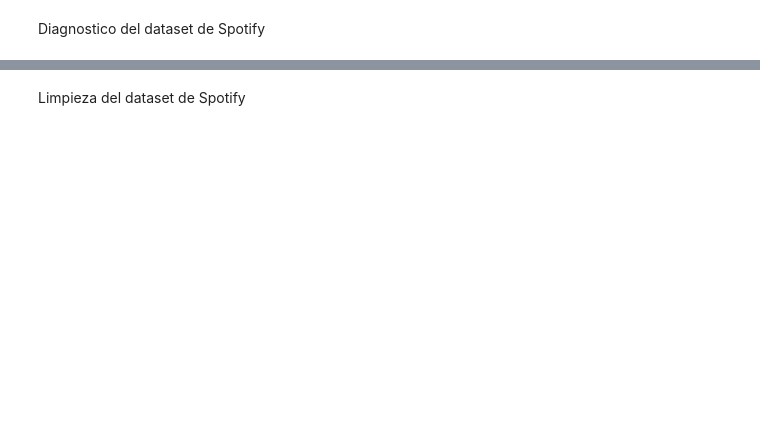
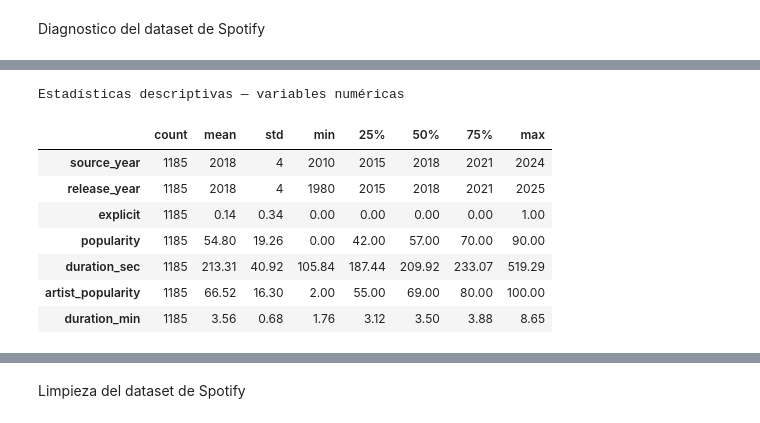
Before and after one commit to leonardeugenia-hash/TGF2026, a Jupyter notebook: datos1_spotify_pib_internet.ipynb, the cells around one changed output, grey strips where cells are left out. Saved outputs shown, nothing was run; the diff lists cells and outputs as text; code cells hidden in the pictures; blank space fills up the shorter version.

```diff
--- a/datos1_spotify_pib_internet.ipynb
+++ b/datos1_spotify_pib_internet.ipynb
@@ -105,0 +43,61 @@ ESTADÍSTICAS DESCRIPTIVAS (variables numéricas)
+# %%
+print("=" * 55)
+print("ESTRUCTURA GENERAL DE LOS DATOS DE SPOTIFY")
+print("=" * 55)
+print(f"Datos columnas (total {df_spotify.shape[1]} columnas):")
+
+print(f"{'#':<5} {'Columna':<20} {'Nulos':<15} {'tipo'}")
+print(f"{'---':<5} {'------':<20} {'----------':<15} {'-----'}")
+
+for i, col in enumerate(df_spotify.columns):
+    null_count = df_spotify[col].isnull().sum()
+    dtype = df_spotify[col].dtype
+    print(f"{i:<5} {col:<20} {null_count:<15} {dtype}")
+
+
+print("\n" + "=" * 55)
+print("DUPLICADOS")
+print("=" * 55)
+dup_total  = df_spotify.duplicated().sum()
+dup_cancion = df_spotify.duplicated(subset=["track_id", "source_year"]).sum()
+print(f"Filas completamente duplicadas:              {dup_total}")
+print(f"Canciones duplicadas dentro del mismo año:   {dup_cancion}")
+
+print("\n" + "=" * 55)
+print("DISTRIBUCIÓN POR AÑO")
+print("=" * 55)
+print(df_spotify["source_year"].value_counts().sort_index())
+
+# ── VARIABLES NUMÉRICAS ───────────────────────────────────────────────────────
+
+if 'duration_min' not in df_spotify.columns:
+    df_spotify['duration_min'] = df_spotify['duration_ms'] / 60000
+
+cols_numericas = [
+    col for col in df_spotify.select_dtypes(include='number').columns
+    if col != 'duration_ms'
+]
+
+desc_num = df_spotify[cols_numericas].describe().T.round(2)
+desc_num['count'] = desc_num['count'].astype(int)
+
+cols_stat = ['mean', 'std', 'min', '25%', '50%', '75%', 'max']
+year_rows  = ['source_year', 'release_year']
+other_rows = desc_num.index.difference(year_rows)
+
+desc_num.style \
+    .background_gradient(cmap='Blues', subset=['mean', 'std']) \
+    .background_gradient(cmap='Reds', subset=['max']) \
+    .background_gradient(cmap='Greens', subset=['min']) \
+    .format(lambda v: f'{v:.0f}', subset=(year_rows, cols_stat)) \
+    .format(lambda v: f'{int(v):d}', subset=(other_rows, ['count'])) \
+    .format(lambda v: f'{int(v):d}', subset=(year_rows, ['count'])) \
+    .format(lambda v: f'{v:.2f}', subset=(other_rows, cols_stat)) \
+    .set_caption('Estadísticas descriptivas — variables numéricas') \
+    .set_table_styles([
+        {'selector': 'caption', 'props': [('font-size', '14px'), ('font-weight', 'bold'), ('text-align', 'left')]},
+        {'selector': 'th', 'props': [('background-color', '#2c3e50'), ('color', 'white'), ('font-size', '12px')]},
+        {'selector': 'td', 'props': [('font-size', '11px'), ('text-align', 'center')]},
+        {'selector': 'tr:hover td', 'props': [('background-color', '#f0f4f8')]},
+    ])
+# %% [output]
@@ -105,0 +121,9 @@ ESTADÍSTICAS DESCRIPTIVAS (variables numéricas)
+Estadísticas descriptivas — variables numéricas
+|  | count | mean | std | min | 25% | 50% | 75% | max |
+| source_year | 1185 | 2018 | 4 | 2010 | 2015 | 2018 | 2021 | 2024 |
+| release_year | 1185 | 2018 | 4 | 1980 | 2015 | 2018 | 2021 | 2025 |
+| explicit | 1185 | 0.14 | 0.34 | 0.00 | 0.00 | 0.00 | 0.00 | 1.00 |
+| popularity | 1185 | 54.80 | 19.26 | 0.00 | 42.00 | 57.00 | 70.00 | 90.00 |
+| duration_sec | 1185 | 213.31 | 40.92 | 105.84 | 187.44 | 209.92 | 233.07 | 519.29 |
+| artist_popularity | 1185 | 66.52 | 16.30 | 2.00 | 55.00 | 69.00 | 80.00 | 100.00 |
+| duration_min | 1185 | 3.56 | 0.68 | 1.76 | 3.12 | 3.50 | 3.88 | 8.65 |
```
Also changed, not shown: parts of 11 cells of this notebook.
